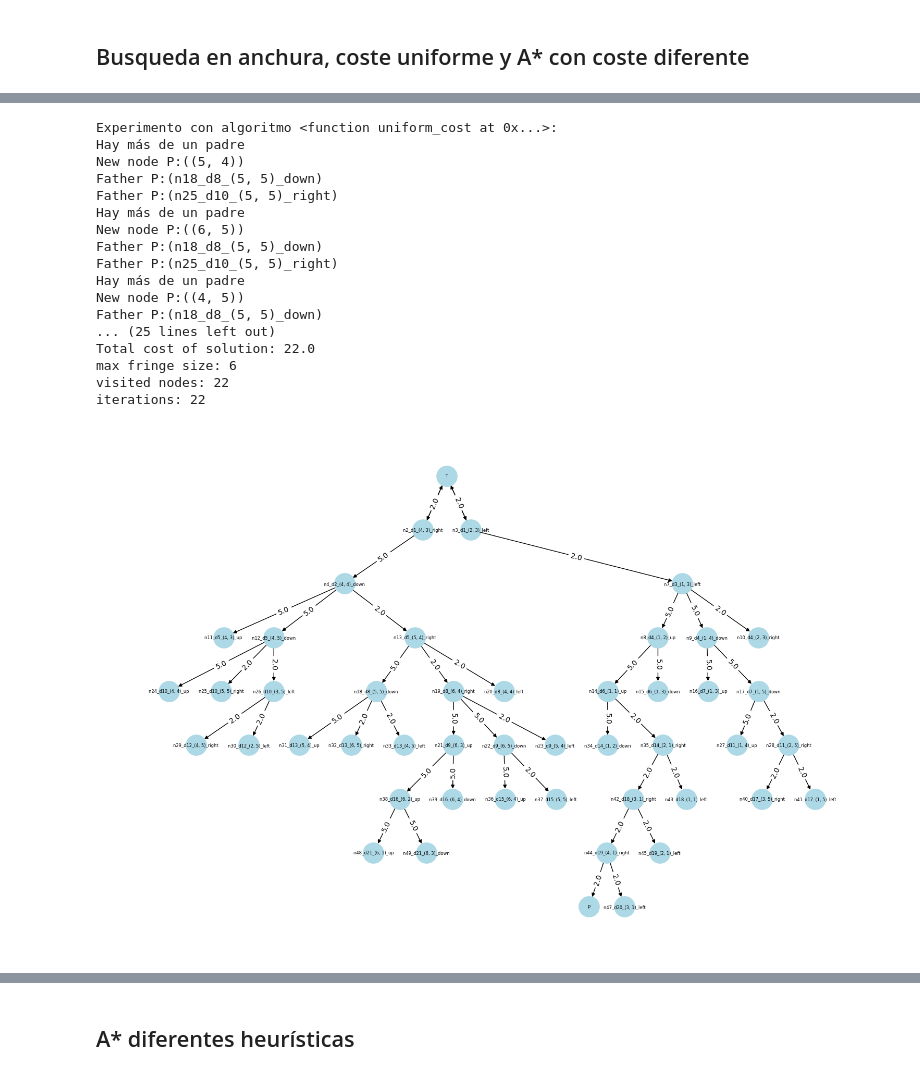
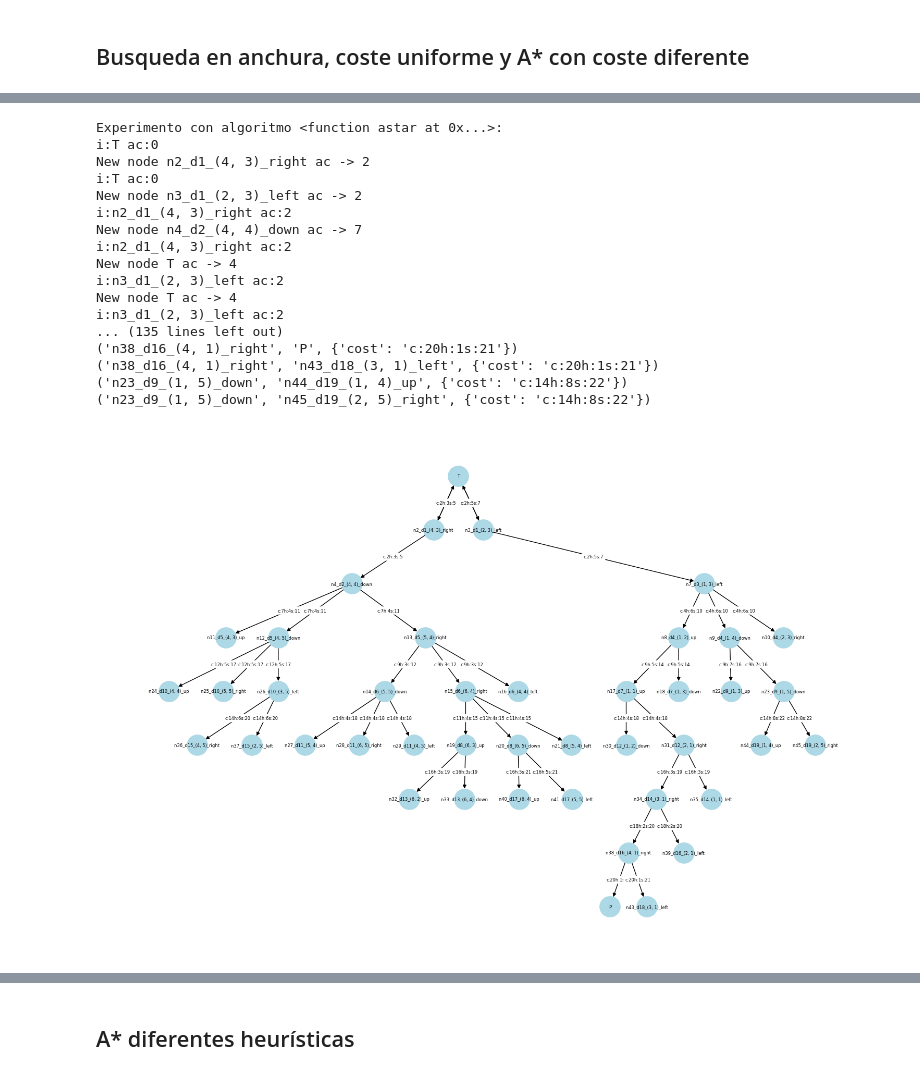
Before and after one commit to UNIR-RPA/UNIR-RPA-ACTIVIDAD-1, a Jupyter notebook: miunar04_act1/Cuaderno_Actividad_1_Búsqueda.ipynb, the cells around one changed output, grey strips where cells are left out. Cells and saved outputs as stored; diff of their text form; code cells hidden in the pictures.

```diff
--- a/miunar04_act1/Cuaderno_Actividad_1_Búsqueda.ipynb
+++ b/miunar04_act1/Cuaderno_Actividad_1_Búsqueda.ipynb
@@ -474,52 +572,53 @@ COSTS = {
     "up": 5.0,
     "down": 5.0,
     "right": 2.0,
     "left": 2.0,
 }
 
 node_count = 0
 nodes = []
 edges = []
 depth_count = 1
+label_with_heuristic_number = True
 
-algorithms=(uniform_cost,)
+algorithms=(astar,)
 main (MAP_ASCII, COSTS, algorithms)
 
 # Crear un grafo tipo árbol
 G = nx.DiGraph()
 
 G.add_edges_from(edges)
 
-# for edge in edges:
-#     print(edge)
+for edge in edges:
+    print(edge)
 
 # Dibujar el grafo con un diseño jerárquico
 pos = nx.nx_agraph.graphviz_layout(G, prog="dot")  # Necesita Graphviz instalado
 plt.figure(figsize=(15, 10))
 nx.draw(G, pos, with_labels=True, arrows=True, node_size=800, node_color="lightblue", font_size=6)
 
 # Get edge labels and draw them
 edge_labels = nx.get_edge_attributes(G, "cost")
-nx.draw_networkx_edge_labels(G, pos, edge_labels=edge_labels)
+nx.draw_networkx_edge_labels(G, pos, edge_labels=edge_labels, font_size=6, rotate=False)
 
 # Mostrar el árbol
 plt.show()
 # %% [output]
-Experimento con algoritmo <function uniform_cost at 0x...>:
-Hay más de un padre
-New node P:((5, 4))
-Father P:(n18_d8_(5, 5)_down)
-Father P:(n25_d10_(5, 5)_right)
-Hay más de un padre
-New node P:((6, 5))
-Father P:(n18_d8_(5, 5)_down)
-Father P:(n25_d10_(5, 5)_right)
-Hay más de un padre
-New node P:((4, 5))
-Father P:(n18_d8_(5, 5)_down)
-... (25 lines left out)
-Total cost of solution: 22.0
-max fringe size: 6
-visited nodes: 22
-iterations: 22
+Experimento con algoritmo <function astar at 0x...>:
+i:T ac:0
+New node n2_d1_(4, 3)_right ac -> 2
+i:T ac:0
+New node n3_d1_(2, 3)_left ac -> 2
+i:n2_d1_(4, 3)_right ac:2
+New node n4_d2_(4, 4)_down ac -> 7
+i:n2_d1_(4, 3)_right ac:2
+New node T ac -> 4
+i:n3_d1_(2, 3)_left ac:2
+New node T ac -> 4
+i:n3_d1_(2, 3)_left ac:2
+... (135 lines left out)
+('n38_d16_(4, 1)_right', 'P', {'cost': 'c:20h:1s:21'})
+('n38_d16_(4, 1)_right', 'n43_d18_(3, 1)_left', {'cost': 'c:20h:1s:21'})
+('n23_d9_(1, 5)_down', 'n44_d19_(1, 4)_up', {'cost': 'c:14h:8s:22'})
+('n23_d9_(1, 5)_down', 'n45_d19_(2, 5)_right', {'cost': 'c:14h:8s:22'})
-[figure, old version]
+[figure, new version]
```
Also changed, not shown: parts of 10 cells of this notebook, 3 other files.
